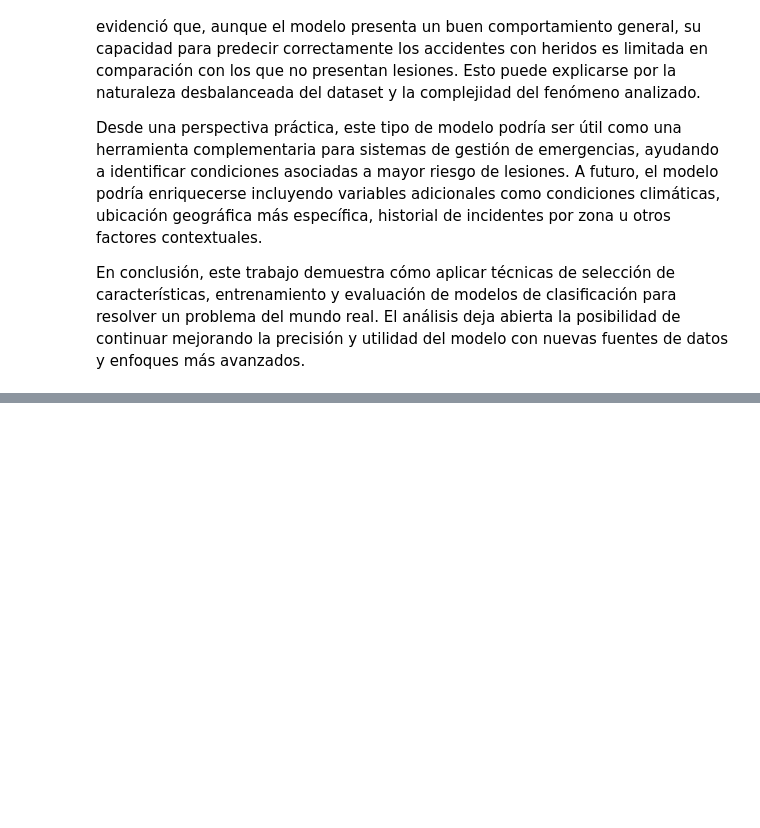
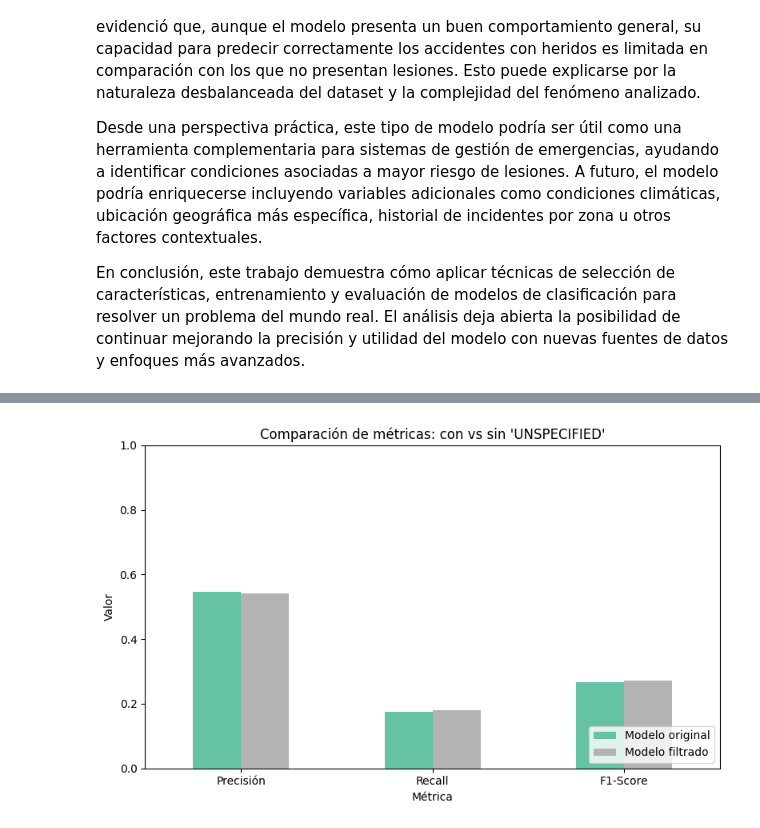
Before and after one commit to jsalafica/Data-Science-I, a Jupyter notebook: Proyecto_Final_Javier_Salafica.ipynb, the cells around one changed output, grey strips where cells are left out. Cells and saved outputs as stored; diff of their text form; code cells hidden in the pictures; blank space fills up the shorter version.

```diff
--- a/Proyecto_Final_Javier_Salafica.ipynb
+++ b/Proyecto_Final_Javier_Salafica.ipynb
@@ -166,0 +245,14 @@ En conclusión, este trabajo demuestra cómo aplicar técnicas de selección de
+# %%
+# Clonamos el df_modelo original para no pisarlo
+df_filtrado = df_modelo.copy()
+
+# Eliminamos registros con 'UNSPECIFIED' en el factor contribuyente
+# Primero recuperamos el label numérico que representa a 'UNSPECIFIED'
+from pandas.api.types import CategoricalDtype
+
+# Recategorizamos para asegurarnos de que coincida
+original_factor = df['CONTRIBUTING FACTOR VEHICLE 1'].astype('category')
+unspecified_label = original_factor.cat.categories.get_loc('UNSPECIFIED')
+
+# Filtramos
+df_filtrado = df_filtrado[df_filtrado['CONTRIBUTING FACTOR VEHICLE 1'] != unspecified_label]
@@ -166,0 +294,31 @@ En conclusión, este trabajo demuestra cómo aplicar técnicas de selección de
+# %%
+from sklearn.metrics import precision_score, recall_score, f1_score
+
+# Métricas del modelo original (con 'UNSPECIFIED')
+precision_orig = precision_score(y_test, y_pred)
+recall_orig = recall_score(y_test, y_pred)
+f1_orig = f1_score(y_test, y_pred)
+
+# Métricas del modelo filtrado (sin 'UNSPECIFIED')
+precision_filt = precision_score(y_test_f, y_pred_f)
+recall_filt = recall_score(y_test_f, y_pred_f)
+f1_filt = f1_score(y_test_f, y_pred_f)
+
+# Data para el gráfico
+metrics_df = pd.DataFrame({
+    'Métrica': ['Precisión', 'Recall', 'F1-Score'],
+    'Modelo original': [precision_orig, recall_orig, f1_orig],
+    'Modelo filtrado': [precision_filt, recall_filt, f1_filt]
+})
+
+# Gráfico comparativo
+metrics_df.set_index('Métrica').plot(kind='bar', figsize=(8, 5), colormap='Set2')
+plt.title("Comparación de métricas: con vs sin 'UNSPECIFIED'")
+plt.ylabel("Valor")
+plt.ylim(0, 1)
+plt.xticks(rotation=0)
+plt.legend(loc='lower right')
+plt.tight_layout()
+plt.show()
+# %% [output]
+[figure, added]
```
Also changed, not shown: parts of 6 cells of this notebook.
